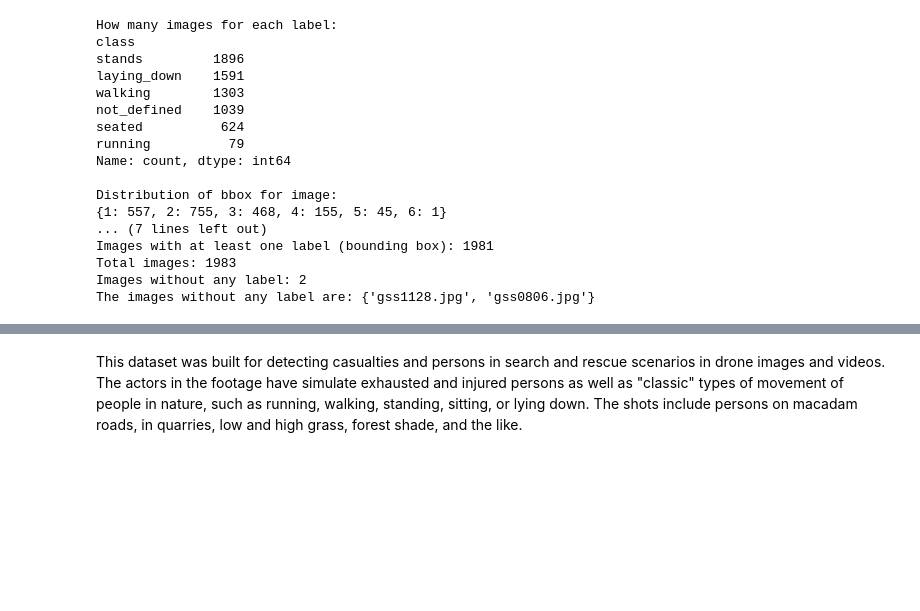
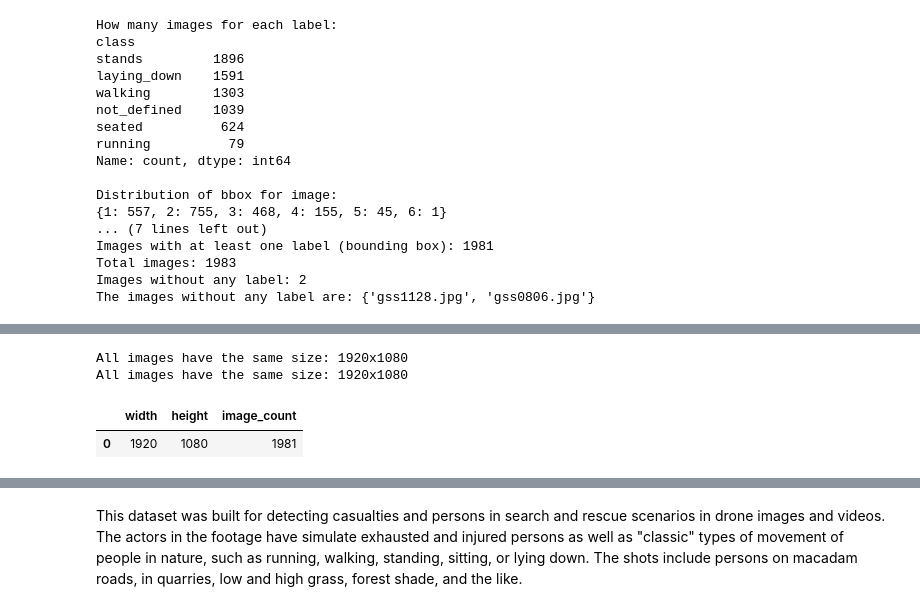
Before and after one commit to PavanDaniele/drone-person-detection, a Jupyter notebook: data_exploration.ipynb, the cells around one changed output, grey strips where cells are left out. Saved outputs shown, nothing was run; the diff lists cells and outputs as text; code cells hidden in the pictures; blank space fills up the shorter version.

Commit message:
Add image annotation quality checks and dataset cleanup logic

```diff
--- a/data_exploration.ipynb
+++ b/data_exploration.ipynb
@@ -716 +618,37 @@ Empty images: {'gss1138.jpg', 'gss1129.jpg', 'gss0326.jpg', 'gss0327.jpg'}
+# %%
+def check_image_dimensions_consistency(file_csv):
+  """
+  Check if all images in the CSV have the same dimensions (width, height).
+
+  Args:
+    file_csv (str): path to csv wich contains columns 'filename', 'width' and 'height'.
+
+  Returns:
+    pd.DataFrame: different dimensions found with count.
+  """
+  df = pd.read_csv(file_csv)
+
+  for col in ['width', 'height']:
+    df[col] = pd.to_numeric(df[col], errors='coerce')
+
+  dimension_counts = df.groupby(['width', 'height'])['filename'].nunique().reset_index(name='image_count')
+
+  if len(dimension_counts) == 1:
+    print(f"All images have the same size: {dimension_counts.iloc[0]['width']}x{dimension_counts.iloc[0]['height']}")
+  else:
+    print(f"Found {len(dimension_counts)} different image sizes:")
+    print(dimension_counts)
+
+  return dimension_counts
+
+folder_path = '/content/drive/MyDrive/projectUPV/datasets/SARD_dataset/SARD'
+csv_sard_labels_path = os.path.join(folder_path, 'sard_labels.csv')
+csv_sard_person_labels_path = os.path.join(folder_path, 'sard_person_labels.csv')
+check_image_dimensions_consistency(csv_sard_labels_path)
+check_image_dimensions_consistency(csv_sard_person_labels_path)
+# %% [output]
+All images have the same size: 1920x1080
+All images have the same size: 1920x1080
+|  | width | height | image_count |
+| 0 | 1920 | 1080 | 1981 |
 # %%
```
Also changed, not shown: parts of 9 cells of this notebook.
